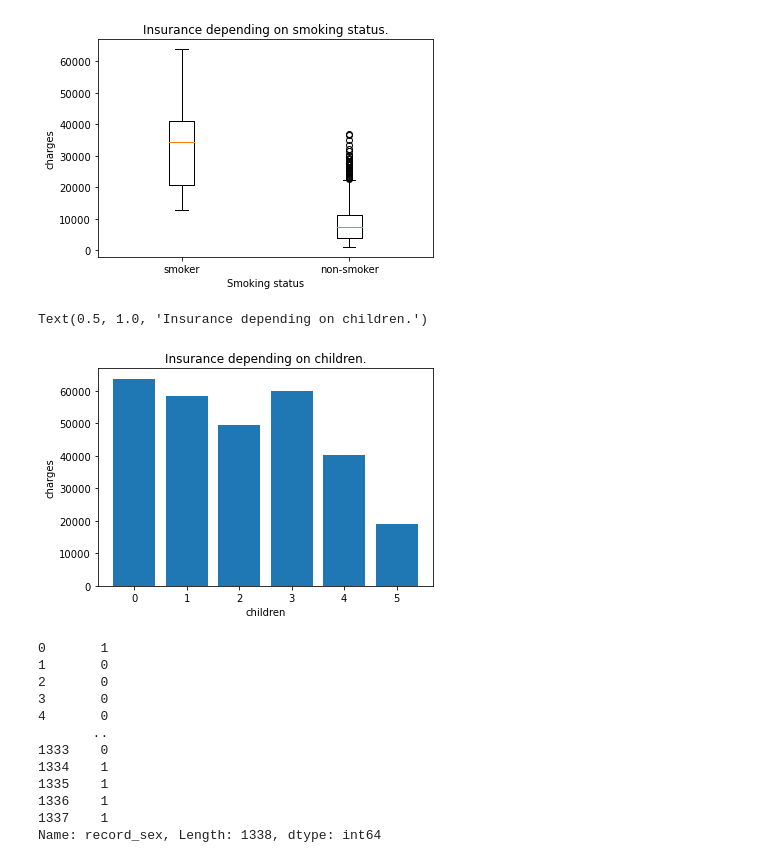
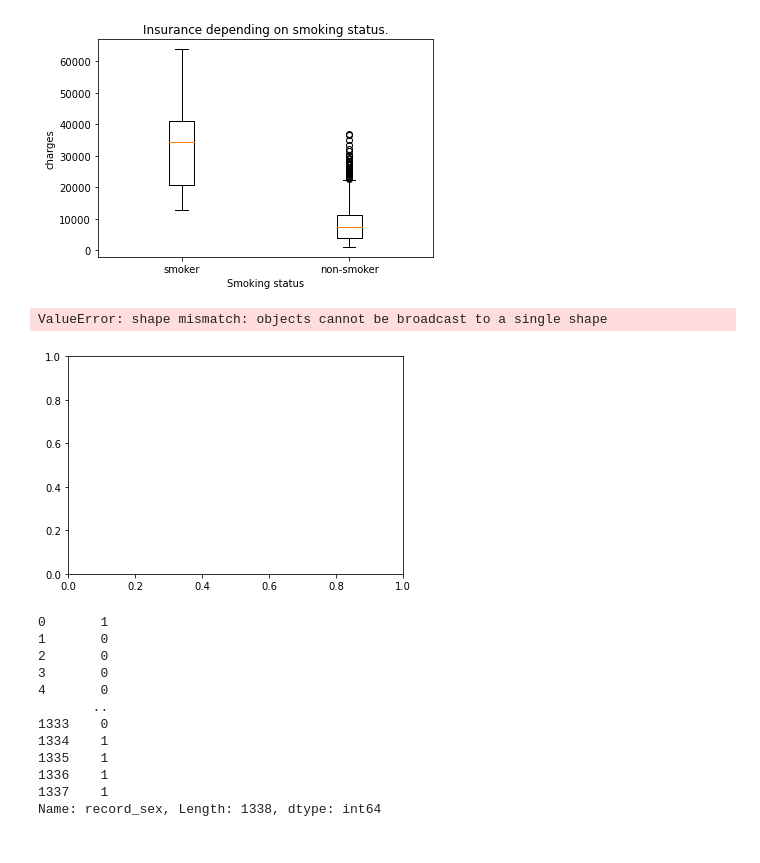
Before and after one commit to win8797/insurance-analysis, a Jupyter notebook: Insurance.ipynb, the cells around one changed output. Saved outputs shown, nothing was run; the diff lists cells and outputs as text; code cells hidden in the pictures.

```diff
--- a/Insurance.ipynb
+++ b/Insurance.ipynb
@@ -37,3 +37,6 @@ df.groupby('age')[['charges']].mean()
 | 62 | 19163.856573 |
 | 63 | 19884.998461 |
 | 64 | 23275.530837 |
+# %%
+cc=df.groupby('children')[['charges']].mean()
+cc
@@ -65,13 +77,13 @@ Text(0.5, 1.0, 'Insurance depending on smoking status.')
 # %%
 bar=plt.figure()
 axes=bar.add_subplot(1,1,1)
-axes.bar(df['children'], df['charges'])
+axes.bar(df['children'], cc['charges'])
 axes.set_xlabel('children')
 axes.set_ylabel('charges')
 axes.set_title('Insurance depending on children.')
 # %% [output]
-Text(0.5, 1.0, 'Insurance depending on children.')
+ValueError: shape mismatch: objects cannot be broadcast to a single shape
-[figure, old version]
+[figure, new version]
 # %%
 def recode_sex(sex):
     if sex == 'female':
```
Also changed, not shown: parts of 2 cells of this notebook.
